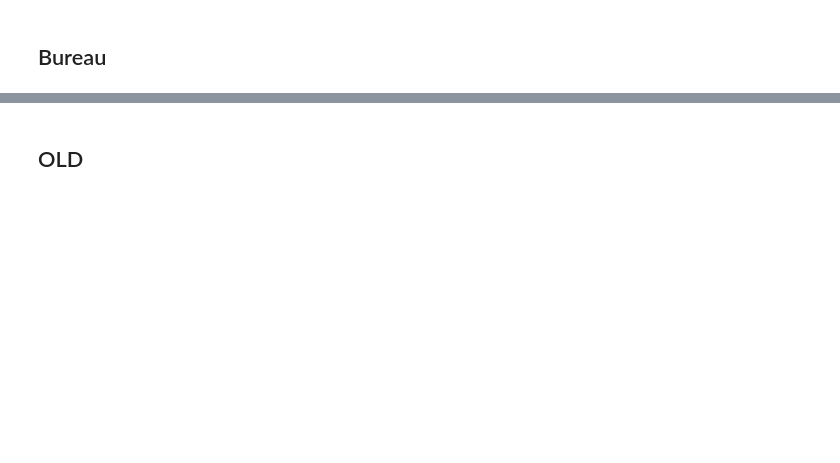
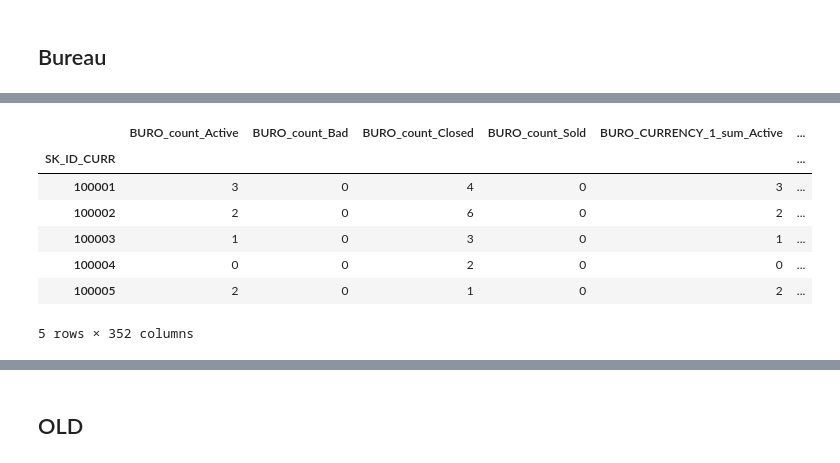
Before and after one commit to jack89roberts/kaggle-home-credit-default-risk, a Jupyter notebook: bureau.ipynb, the cells around one changed output, grey strips where cells are left out. Drawn from its saved outputs; the diff is of its cells as text; code cells hidden in the pictures; blank space fills up the shorter version.

```diff
--- a/bureau.ipynb
+++ b/bureau.ipynb
@@ -160,0 +275,11 @@ df_bureau.groupby(['SK_ID_CURR','CREDIT_ACTIVE']).agg(agg_funcs).info()
+# %%
+bureau_grouped.head()
+# %% [output]
+|  | BURO_count_Active | BURO_count_Bad | BURO_count_Closed | BURO_count_Sold | BURO_CURRENCY_1_sum_Active | ... |
+| SK_ID_CURR |  |  |  |  |  | ... |
+| 100001 | 3 | 0 | 4 | 0 | 3 | ... |
+| 100002 | 2 | 0 | 6 | 0 | 2 | ... |
+| 100003 | 1 | 0 | 3 | 0 | 1 | ... |
+| 100004 | 0 | 0 | 2 | 0 | 0 | ... |
+| 100005 | 2 | 0 | 1 | 0 | 2 | ... |
+5 rows × 352 columns
```
Also changed, not shown: parts of 10 cells of this notebook.
